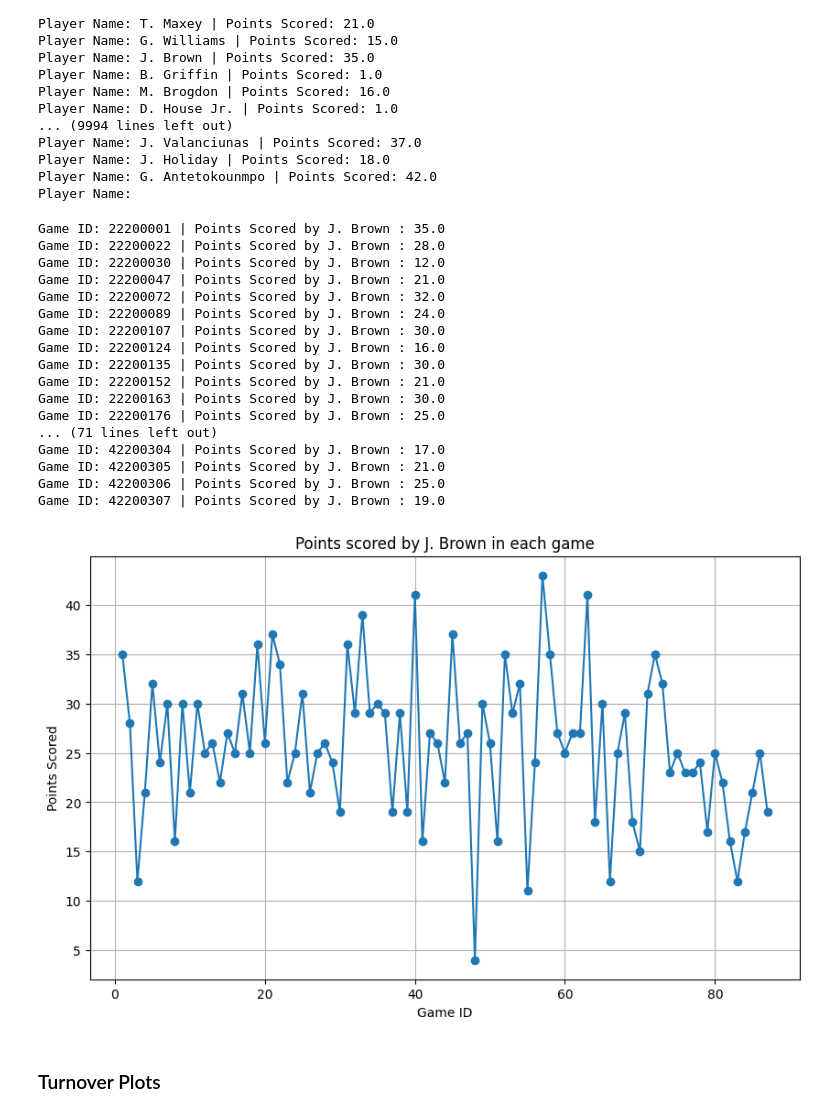
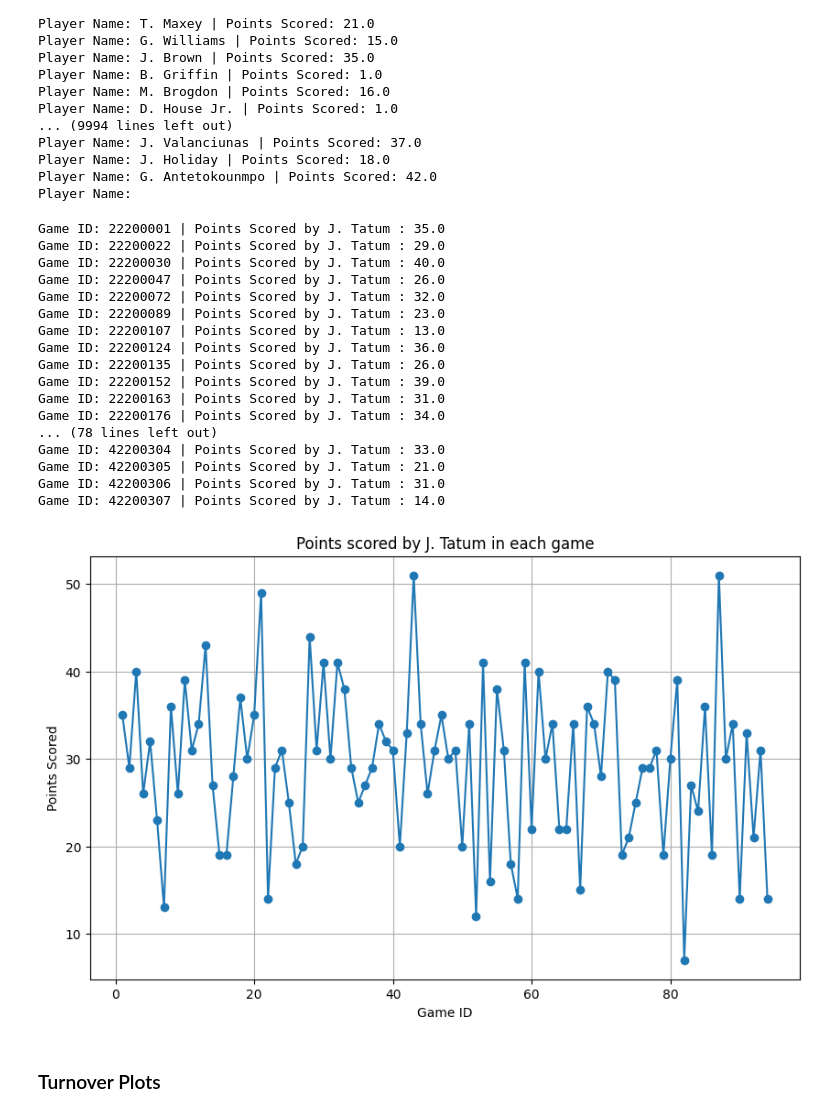
Before and after one commit to apsarabalamurugan/NBA-Analysis, a Jupyter notebook: analysis.ipynb, the cells around one changed output. Drawn from its saved outputs; the diff is of its cells as text; code cells hidden in the pictures.

Commit message:
point calculations and plots for top players

```diff
--- a/analysis.ipynb
+++ b/analysis.ipynb
@@ -92,7 +92,19 @@ Player Name: G. Antetokounmpo | Points Scored: 42.0
 Player Name:
 # %%
 # Function to calculate points scored by a specific player in each game
-def points_scored_by_player(player_identifier):
+def points_scored_by_player(player_identifier,df,start_year,end_year):
+    # Filter the dataframe for the given year range
+    df_filtered = df[(df['season'] >= start_year) & (df['season'] <= end_year)]
+
+    # Sort so that everything is in order
+    df_filtered = df_filtered.sort_values(by=['gameid', 'period', 'clock'], ascending=[True, True, False])
+
+    # Drop rows where 'gameid' is equal to '49600063'
+    df_filtered = df_filtered[df_filtered['gameid'] != 49600063]
+
+    # Export the sorted DataFrame to a CSV file
+    df_filtered.to_csv('sorted_dataframe.csv', index=False)
+
     # Initialize a dictionary to store points scored by the player in each game
     player_points_by_game = {}
 
@@ -100,13 +112,22 @@ def points_scored_by_player(player_identifier):
     running_h_pts = 0
     running_a_pts = 0
 
+    # Get the game ID for the first row
+    game_id = df_filtered.iloc[0]['gameid']
+
     # Iterate through each row in the filtered DataFrame
-    for index, row in df_23.iterrows():
+    for index, row in df_filtered.iterrows():
         # Get home and away points for the current row
         h_pts = row['h_pts']
         a_pts = row['a_pts']
 
-        if pd.notna(h_pts) and pd.notna(a_pts) and pd.notnull(a_pts) and pd.notnull(h_pts):
+        # address game change
+        if row['gameid'] != game_id:
+            running_h_pts = h_pts
+            running_a_pts = a_pts
+            game_id = row['gameid']
+
+        if pd.notna(h_pts) and pd.notna(a_pts) and pd.notnull(a_pts) and pd.notnull(h_pts) and (h_pts > running_h_pts or a_pts > running_a_pts):
             # Calculate points scored by each team in the current row
             points_scored_home = h_pts - running_h_pts
             points_scored_away = a_pts - running_a_pts
@@ -145,42 +166,42 @@ def points_scored_by_player(player_identifier):
 # %%
 # Example usage:
 # Specify the player's name or ID as input
-player_identifier = 'J. Brown'
-player_points_by_game = points_scored_by_player(player_identifier)
+player_identifier = 'J. Tatum'
+player_points_by_game = points_scored_by_player(player_identifier,df_23,2023,2023)
 extracted = player_points_by_game.items()
 
 # Extract game ids and points scored for plotting
 game_ids = list(player_points_by_game.keys())
 game_indices = range(1, len(game_ids) + 1)  # Using numerical indices starting from 1
 points = list(player_points_by_game.values())
 
 # Plot points scored by the player in each game
 plt.figure(figsize=(10, 6))
 plt.plot(game_indices, points, marker='o', linestyle='-')
 plt.title('Points scored by ' + player_identifier + ' in each game')
 plt.xlabel('Game ID')
 plt.ylabel('Points Scored')
 plt.grid(True)
 plt.show()
 # %% [output]
-Game ID: 22200001 | Points Scored by J. Brown : 35.0
-Game ID: 22200022 | Points Scored by J. Brown : 28.0
-Game ID: 22200030 | Points Scored by J. Brown : 12.0
-Game ID: 22200047 | Points Scored by J. Brown : 21.0
-Game ID: 22200072 | Points Scored by J. Brown : 32.0
-Game ID: 22200089 | Points Scored by J. Brown : 24.0
-Game ID: 22200107 | Points Scored by J. Brown : 30.0
-Game ID: 22200124 | Points Scored by J. Brown : 16.0
-Game ID: 22200135 | Points Scored by J. Brown : 30.0
-Game ID: 22200152 | Points Scored by J. Brown : 21.0
-Game ID: 22200163 | Points Scored by J. Brown : 30.0
-Game ID: 22200176 | Points Scored by J. Brown : 25.0
-... (71 lines left out)
-Game ID: 42200304 | Points Scored by J. Brown : 17.0
-Game ID: 42200305 | Points Scored by J. Brown : 21.0
-Game ID: 42200306 | Points Scored by J. Brown : 25.0
-Game ID: 42200307 | Points Scored by J. Brown : 19.0
+Game ID: 22200001 | Points Scored by J. Tatum : 35.0
+Game ID: 22200022 | Points Scored by J. Tatum : 29.0
+Game ID: 22200030 | Points Scored by J. Tatum : 40.0
+Game ID: 22200047 | Points Scored by J. Tatum : 26.0
+Game ID: 22200072 | Points Scored by J. Tatum : 32.0
+Game ID: 22200089 | Points Scored by J. Tatum : 23.0
+Game ID: 22200107 | Points Scored by J. Tatum : 13.0
+Game ID: 22200124 | Points Scored by J. Tatum : 36.0
+Game ID: 22200135 | Points Scored by J. Tatum : 26.0
+Game ID: 22200152 | Points Scored by J. Tatum : 39.0
+Game ID: 22200163 | Points Scored by J. Tatum : 31.0
+Game ID: 22200176 | Points Scored by J. Tatum : 34.0
+... (78 lines left out)
+Game ID: 42200304 | Points Scored by J. Tatum : 33.0
+Game ID: 42200305 | Points Scored by J. Tatum : 21.0
+Game ID: 42200306 | Points Scored by J. Tatum : 31.0
+Game ID: 42200307 | Points Scored by J. Tatum : 14.0
-[figure, old version]
+[figure, new version]
 # %% [markdown]
 ### Turnover Plots
 # %%
```
Also changed, not shown: parts of 6 cells of this notebook.
